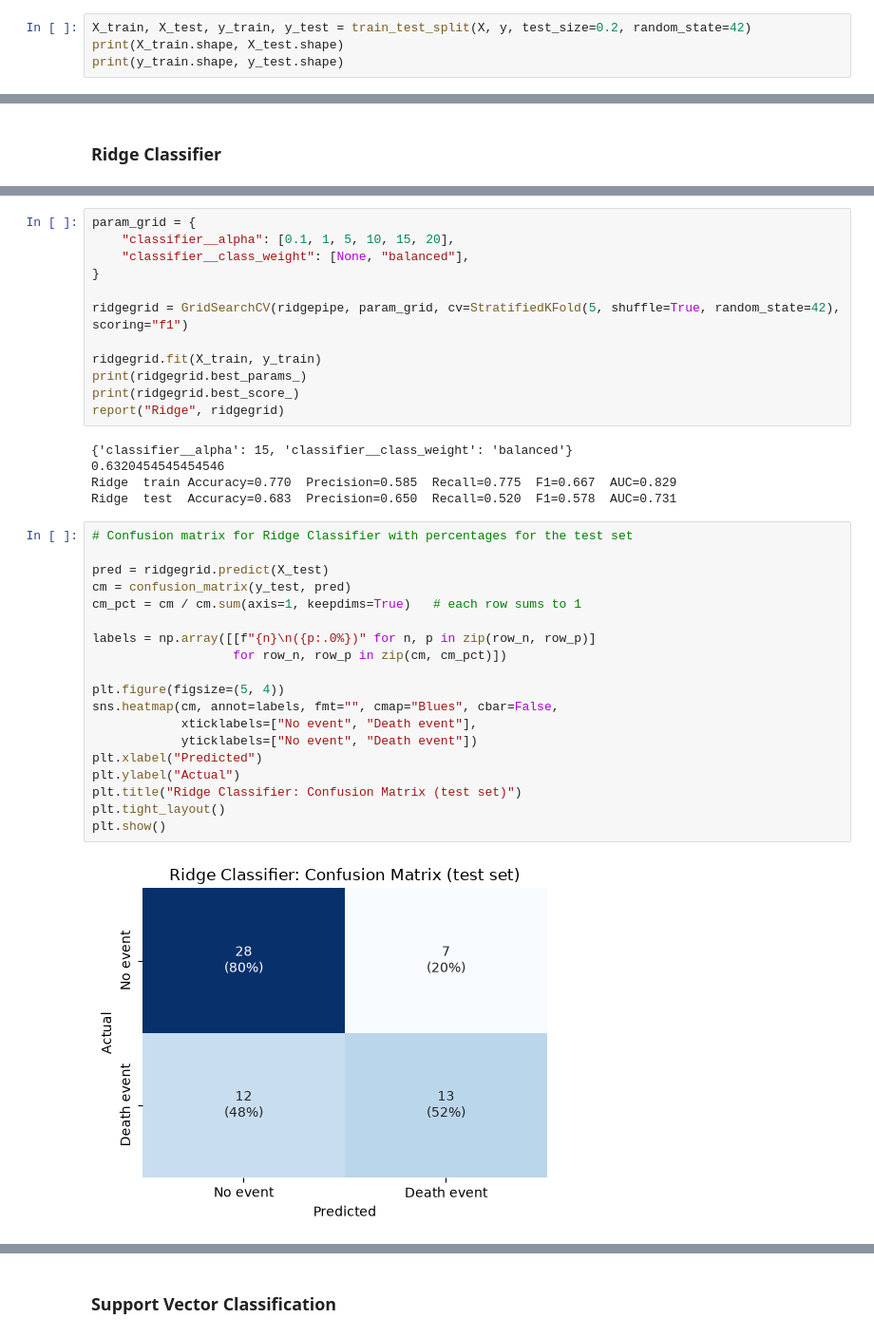
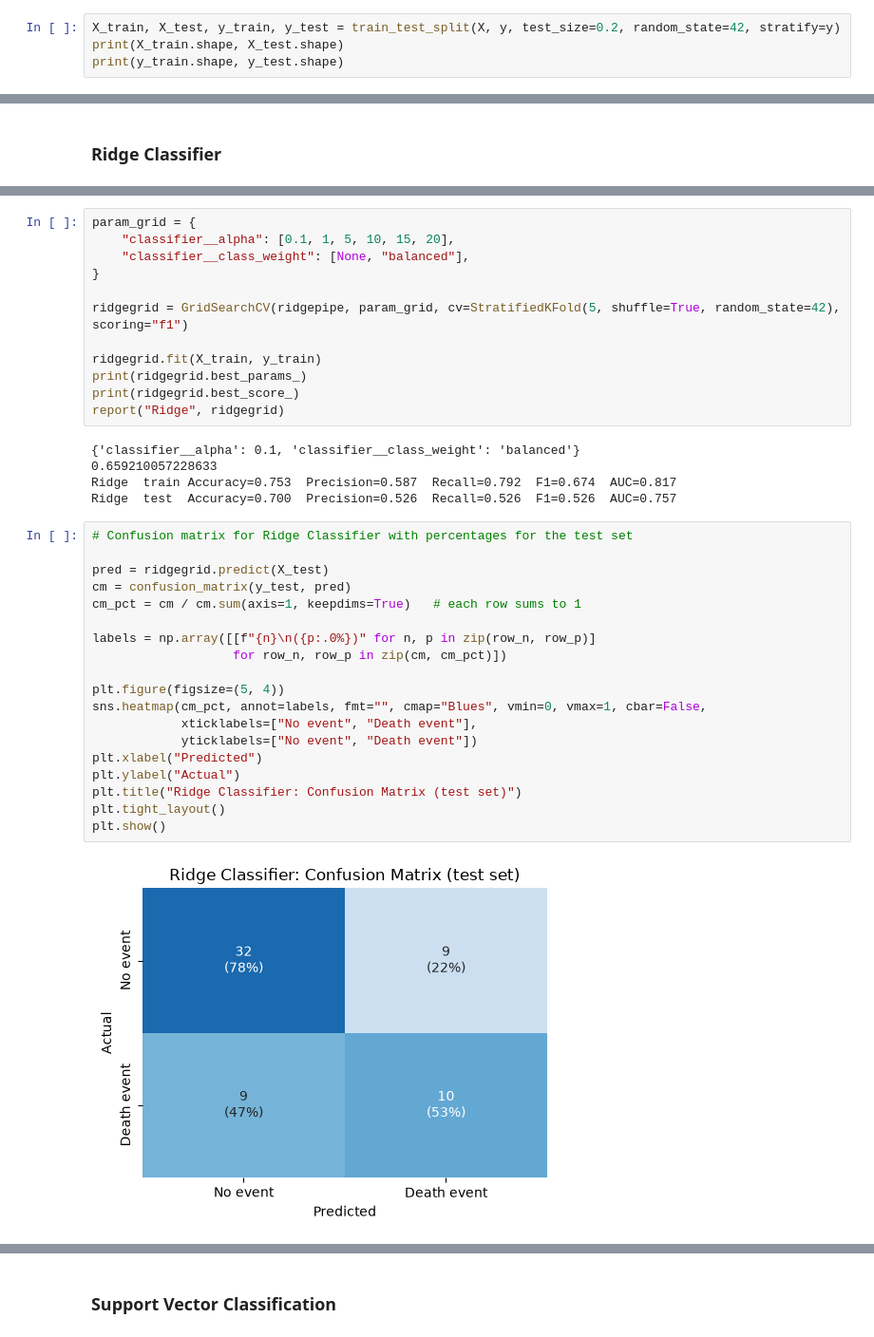
Before and after one commit to jettquitteau/heart_disease_prediction, a Jupyter notebook: heart-disease-pipeline.ipynb, the cells around one changed output, grey strips where cells are left out. Shown at 95% size. Drawn from its saved outputs; the diff is of its cells as text.

```diff
--- a/heart-disease-pipeline.ipynb
+++ b/heart-disease-pipeline.ipynb
@@ -352,7 +352,7 @@ print(X.columns.tolist())
 # %% [output]
 ['age', 'anaemia', 'creatinine_phosphokinase', 'diabetes', 'ejection_fraction', 'high_blood_pressure', 'platelets', 'serum_creatinine', 'serum_sodium', 'sex', 'smoking']
 # %%
-X_train, X_test, y_train, y_test = train_test_split(X, y, test_size=0.2, random_state=42)
+X_train, X_test, y_train, y_test = train_test_split(X, y, test_size=0.2, random_state=42, stratify=y)
 print(X_train.shape, X_test.shape)
 print(y_train.shape, y_test.shape)
 # %% [output]
@@ -466,31 +466,31 @@ print(ridgegrid.best_params_)
 print(ridgegrid.best_score_)
 report("Ridge", ridgegrid)
 # %% [output]
-{'classifier__alpha': 15, 'classifier__class_weight': 'balanced'}
-0.6320454545454546
-Ridge  train Accuracy=0.770  Precision=0.585  Recall=0.775  F1=0.667  AUC=0.829
-Ridge  test  Accuracy=0.683  Precision=0.650  Recall=0.520  F1=0.578  AUC=0.731
+{'classifier__alpha': 0.1, 'classifier__class_weight': 'balanced'}
+0.659210057228633
+Ridge  train Accuracy=0.753  Precision=0.587  Recall=0.792  F1=0.674  AUC=0.817
+Ridge  test  Accuracy=0.700  Precision=0.526  Recall=0.526  F1=0.526  AUC=0.757
 # %%
 # Confusion matrix for Ridge Classifier with percentages for the test set
 
 pred = ridgegrid.predict(X_test)
 cm = confusion_matrix(y_test, pred)
 cm_pct = cm / cm.sum(axis=1, keepdims=True)   # each row sums to 1
 
 labels = np.array([[f"{n}\n({p:.0%})" for n, p in zip(row_n, row_p)]
                    for row_n, row_p in zip(cm, cm_pct)])
 
 plt.figure(figsize=(5, 4))
-sns.heatmap(cm, annot=labels, fmt="", cmap="Blues", cbar=False,
+sns.heatmap(cm_pct, annot=labels, fmt="", cmap="Blues", vmin=0, vmax=1, cbar=False,
             xticklabels=["No event", "Death event"],
             yticklabels=["No event", "Death event"])
 plt.xlabel("Predicted")
 plt.ylabel("Actual")
 plt.title("Ridge Classifier: Confusion Matrix (test set)")
 plt.tight_layout()
 plt.show()
 # %% [output]
-[figure, old version]
+[figure, new version]
 # %%
 RocCurveDisplay.from_estimator(ridgegrid, X_test, y_test, name="Ridge Classifier")
 plt.title("ROC curve (test set)")
```
Also changed, not shown: parts of 19 cells of this notebook.
